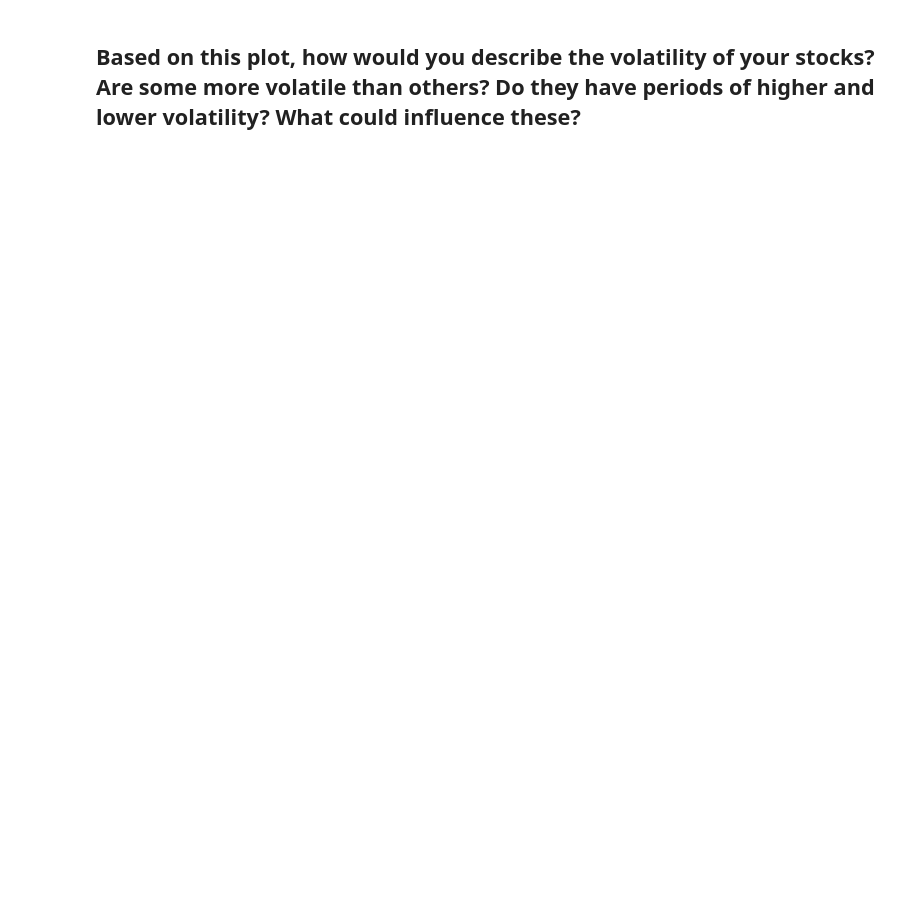
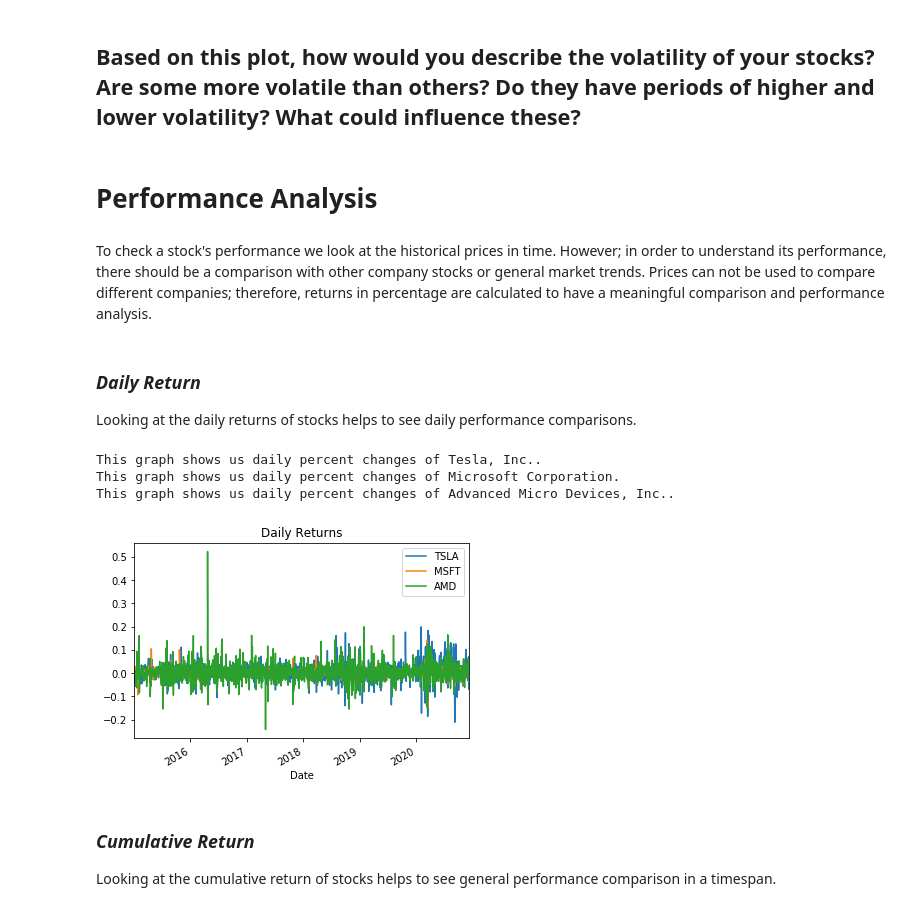
Before and after one commit to GregoryRash6/Custom_Portfolio_Analysis, a Jupyter notebook: analysis.ipynb, the cells around one changed output. Cells and saved outputs as stored; diff of their text form; code cells hidden in the pictures; blank space fills up the shorter version.

```diff
--- a/analysis.ipynb
+++ b/analysis.ipynb
@@ -267,2 +296,9 @@ rollingstdplot.figure.savefig(f"Images/rollingstdplot.png", bbox_inches='tight')
 # %% [markdown]
 ## Based on this plot, how would you describe the volatility of your stocks?  Are some more volatile than others?  Do they have periods of higher and lower volatility?  What could influence these?
+# %% [markdown]
+# Performance Analysis
+# %% [markdown]
+To check a stock's performance we look at the historical prices in time. However; in order to understand its performance, there should be a comparison with other company stocks or general market trends. Prices can not be used to compare different companies; therefore, returns in percentage are calculated to have a meaningful comparison and performance analysis.
+# %% [markdown]
+### *Daily Return*
+Looking at the daily returns of stocks helps to see daily performance comparisons.
@@ -268,0 +319,24 @@ rollingstdplot.figure.savefig(f"Images/rollingstdplot.png", bbox_inches='tight')
+# %%
+# Print Company Names
+for x in range(len(stock_list)):
+    print(f"This graph shows us daily percent changes of {get_symbol(stock_list[x])}.")
+
+# Find Daily Returns
+stock_performance = portfolio_close.pct_change().dropna()
+
+# Plot Daily Returns
+stock_performance_plt = stock_performance.plot.line(title = "Daily Returns")
+
+# Save Figure
+stock_performance_plt.figure.savefig(f"Images/daily_returns.png", bbox_inches='tight')
+
+# Show Plot
+stock_performance_plt;
+# %% [output]
+This graph shows us daily percent changes of Tesla, Inc..
+This graph shows us daily percent changes of Microsoft Corporation.
+This graph shows us daily percent changes of Advanced Micro Devices, Inc..
+[figure, added]
+# %% [markdown]
+### *Cumulative Return*
+Looking at the cumulative return of stocks helps to see general performance comparison in a timespan.
```
Also changed, not shown: parts of 18 cells of this notebook, 10 other files.
